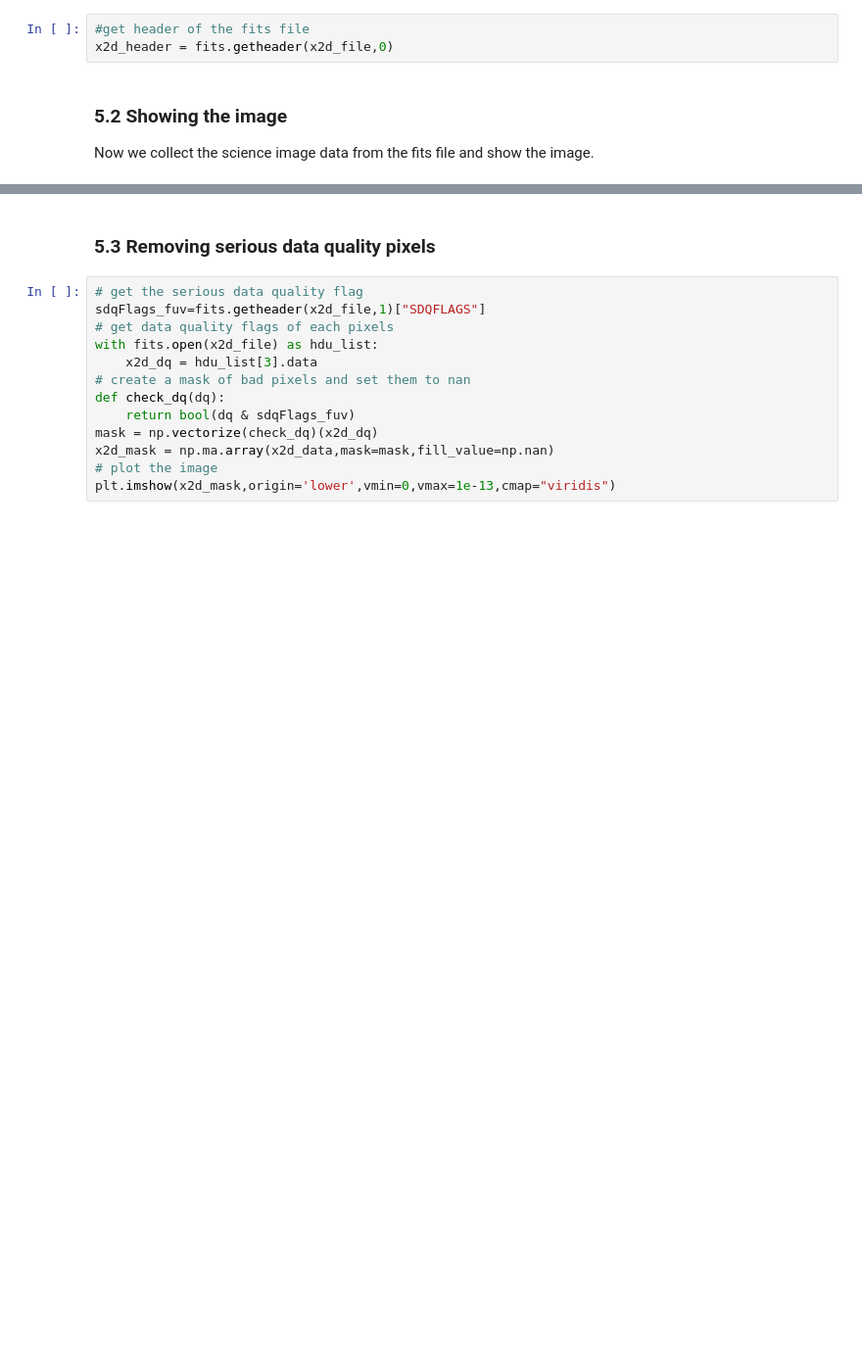
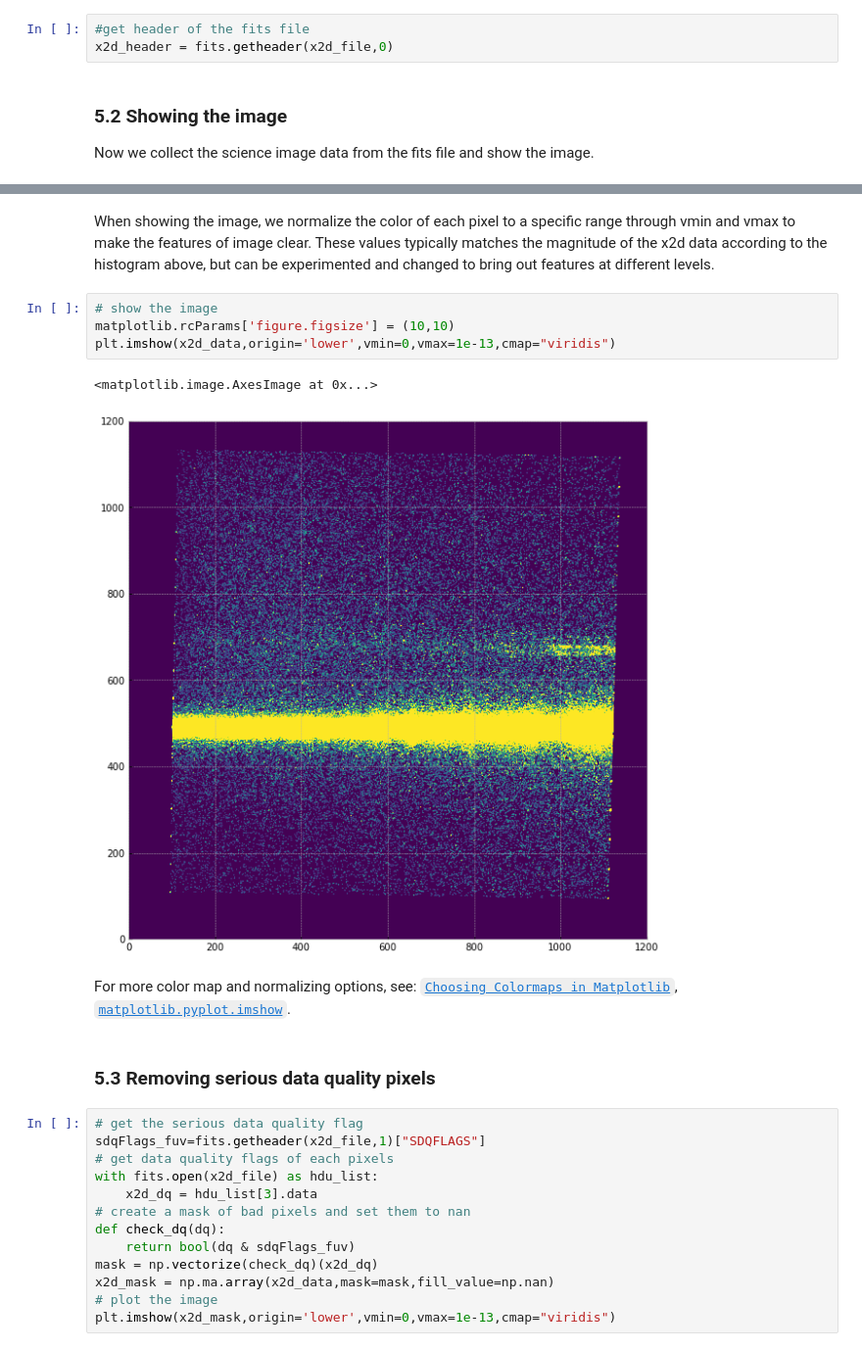
Before and after one commit to spacetelescope/STIS-Notebooks, a Jupyter notebook: View_Data/View_Data.ipynb, the cells around one changed output, grey strips where cells are left out. Shown at 98% size. Drawn from its saved outputs; the diff is of its cells as text; blank space fills up the shorter version.

```diff
--- a/View_Data/View_Data.ipynb
+++ b/View_Data/View_Data.ipynb
@@ -348,3 +463,14 @@ plt.imshow(x2d_data,origin='lower',vmin=0,vmax=1e-13,cmap="viridis")
+# %% [markdown]
+When showing the image, we normalize the color of each pixel to a specific range through vmin and vmax to make the features of image clear. These values typically matches the magnitude of the x2d data according to the histogram above, but can be experimented and changed to bring out features at different levels.
+# %%
+# show the image
+matplotlib.rcParams['figure.figsize'] = (10,10)
+plt.imshow(x2d_data,origin='lower',vmin=0,vmax=1e-13,cmap="viridis")
+# %% [output]
+<matplotlib.image.AxesImage at 0x...>
+[figure, added]
+# %% [markdown]
+For more color map and normalizing options, see: [`Choosing Colormaps in Matplotlib`](https://matplotlib.org/stable/tutorials/colors/colormaps.html), [`matplotlib.pyplot.imshow`](https://matplotlib.org/stable/api/_as_gen/matplotlib.pyplot.imshow.html).
 # %% [markdown]
 <a id=section5.3></a>
 ### 5.3 Removing serious data quality pixels
```
Also changed, not shown: parts of 31 cells of this notebook.
